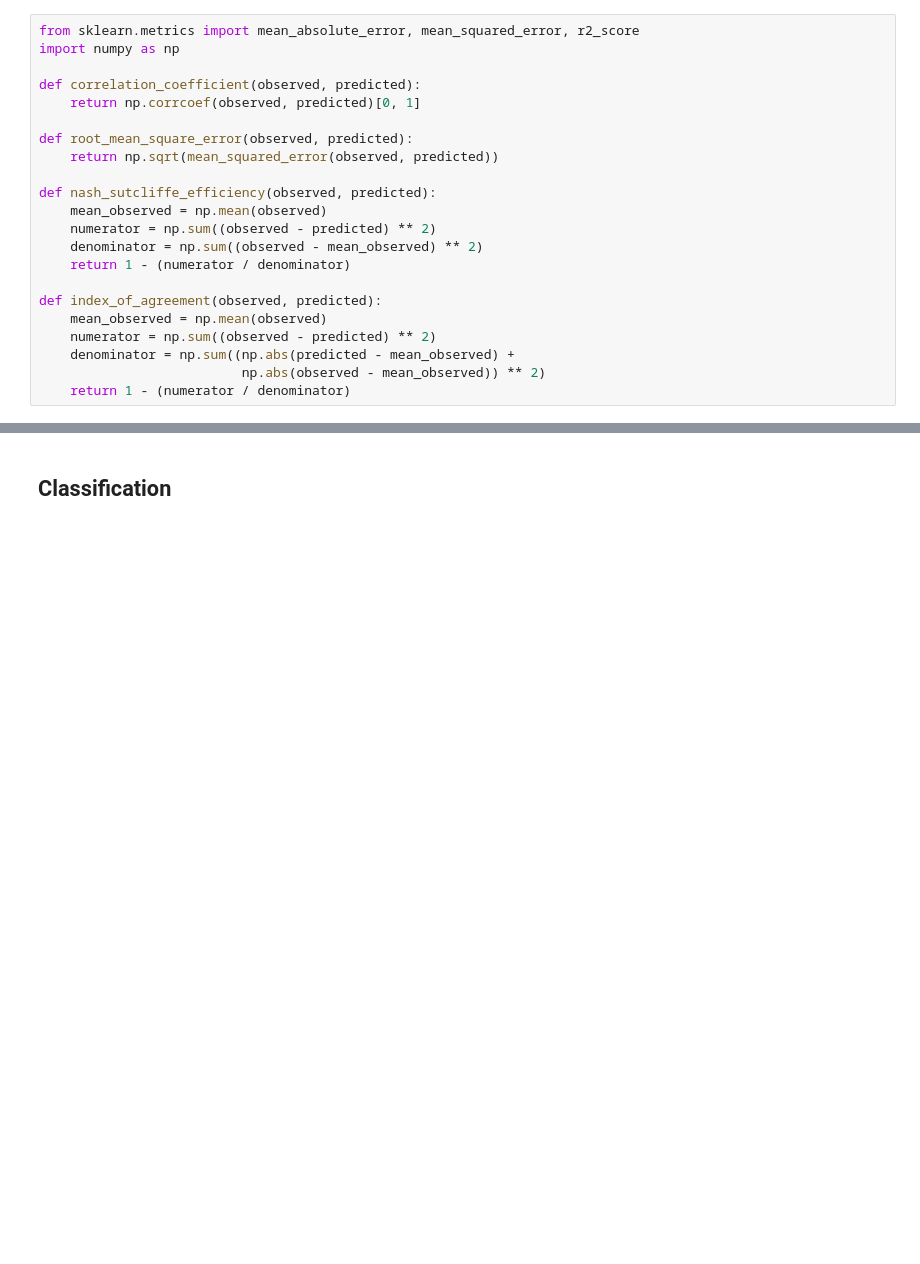
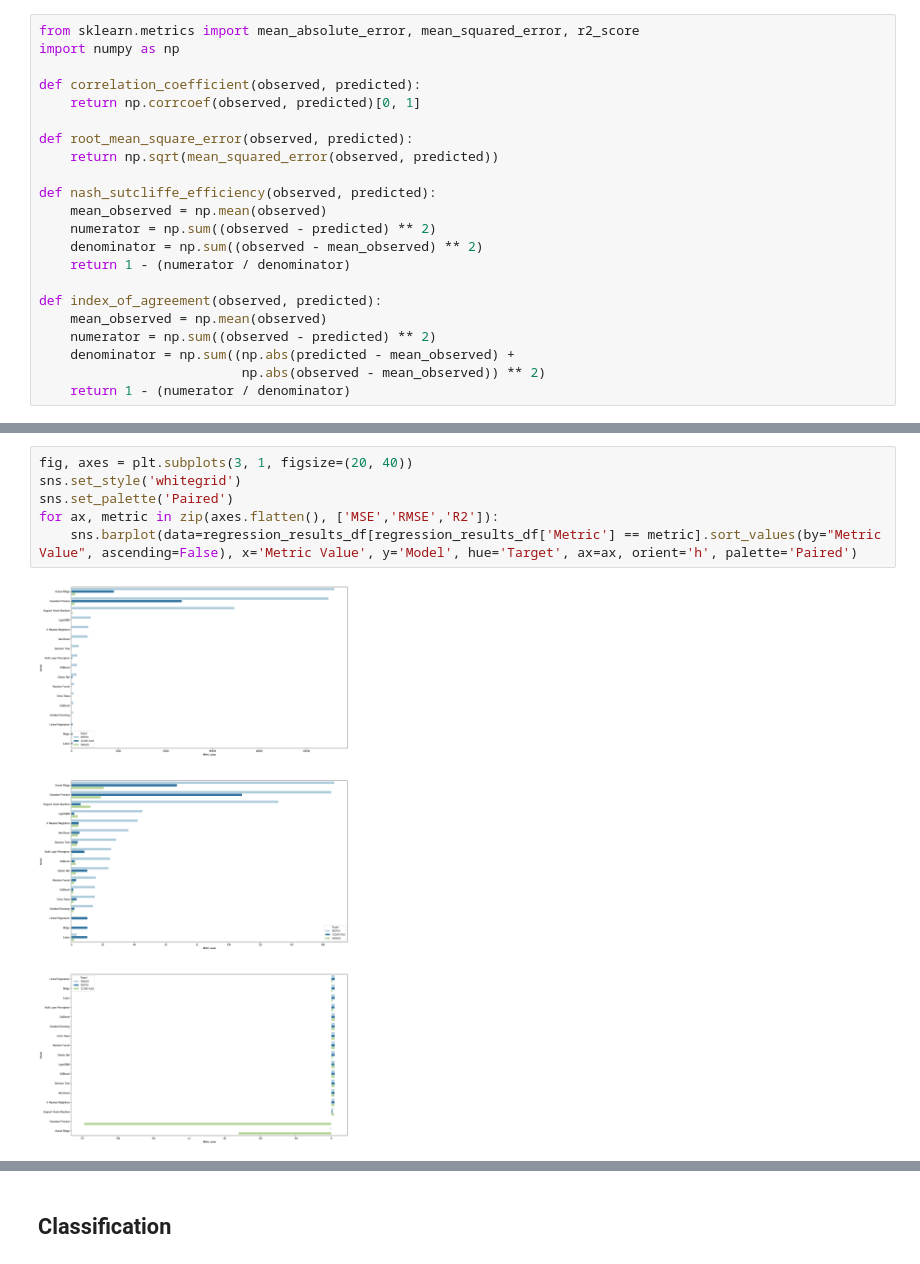
Before and after one commit to Ethan0456/Major-Project, a Jupyter notebook: comparison-analysis.ipynb, the cells around one changed output, grey strips where cells are left out. Drawn from its saved outputs; the diff is of its cells as text; blank space fills up the shorter version.

```diff
--- a/comparison-analysis.ipynb
+++ b/comparison-analysis.ipynb
@@ -432,6 +436,14 @@ comparison_df_reg.style.background_gradient(cmap='Greens', axis=None)
 | CCME-WQI | 104.422577 | 10.218737 | 8.358986 | 0.373992 | 0.373992 | ... |
 | EBWQI | 0.000000 | 0.000000 | 0.000000 | 1.000000 | 1.000000 | ... |
 | WAWQI | 0.000000 | 0.000000 | 0.000000 | 1.000000 | 1.000000 | ... |
+# %%
+fig, axes = plt.subplots(3, 1, figsize=(20, 40))
+sns.set_style('whitegrid')
+sns.set_palette('Paired')
+for ax, metric in zip(axes.flatten(), ['MSE','RMSE','R2']):
+    sns.barplot(data=regression_results_df[regression_results_df['Metric'] == metric].sort_values(by="Metric Value", ascending=False), x='Metric Value', y='Model', hue='Target', ax=ax, orient='h', palette='Paired')
+# %% [output]
+[figure, added]
 # %%
 regression_results_df[regression_results_df['Metric'] == 'R2'].sort_values(by='Metric Value', ascending=False).head(10)
 # %% [output]
```
Also changed, not shown: parts of 15 cells of this notebook.
